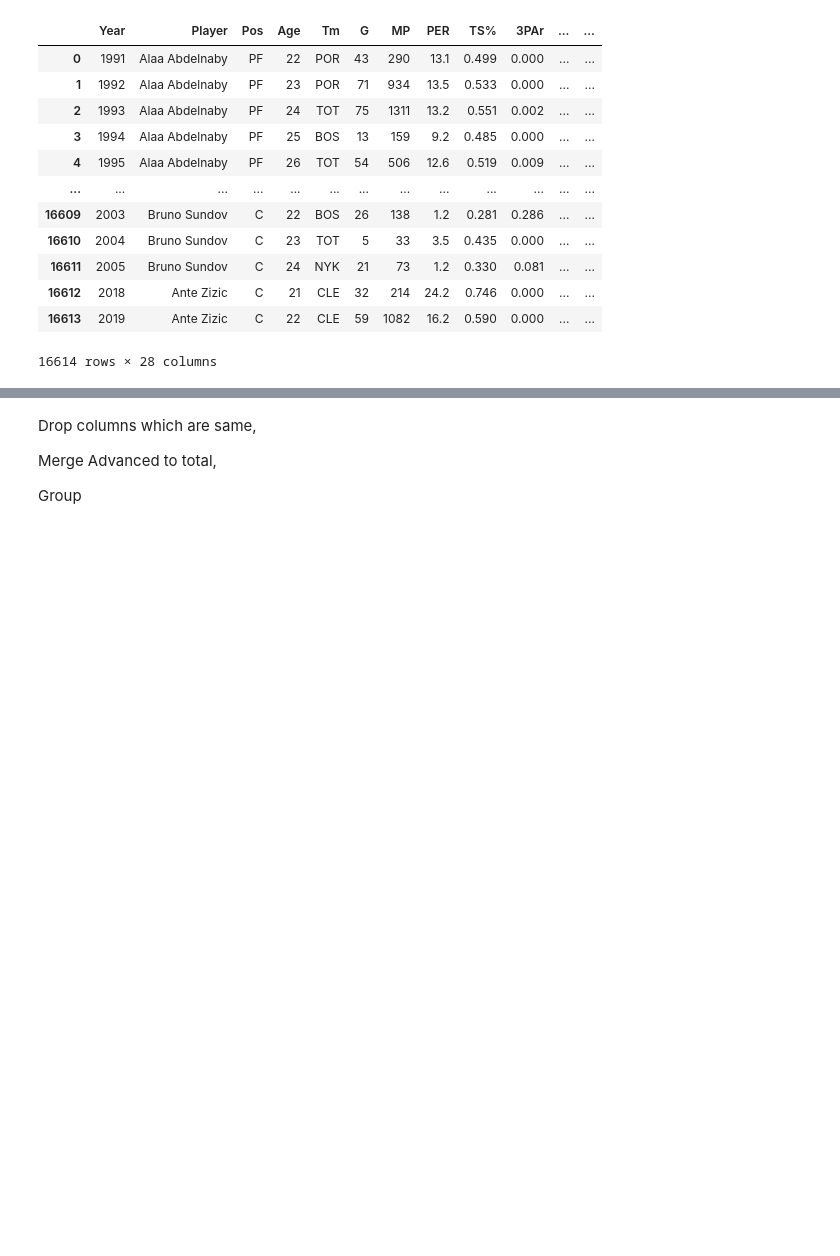
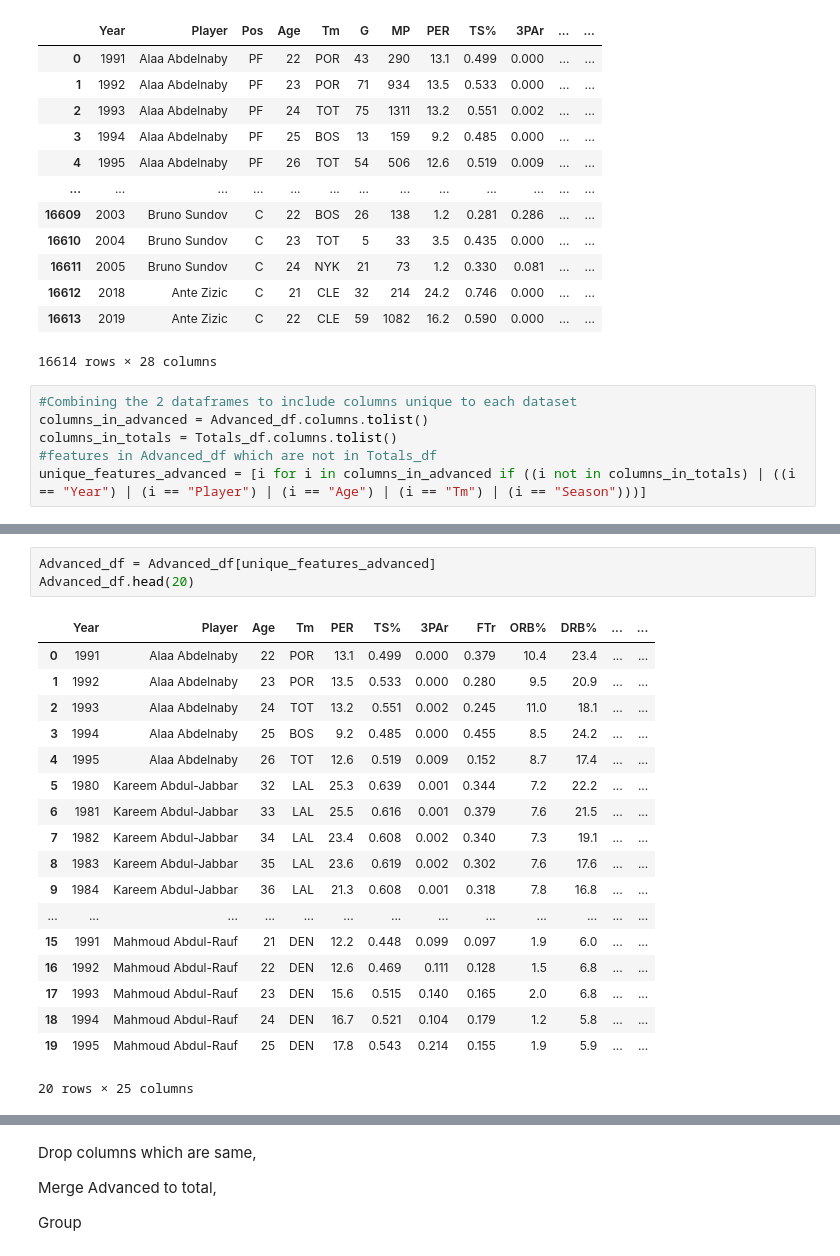
Before and after one commit to Pasindu19970808/NBAData, a Jupyter notebook: V2/NBA_DataWrangling.ipynb, the cells around one changed output, grey strips where cells are left out. Cells and saved outputs as stored; diff of their text form; blank space fills up the shorter version.

```diff
--- a/V2/NBA_DataWrangling.ipynb
+++ b/V2/NBA_DataWrangling.ipynb
@@ -181,3 +181,9 @@ Advanced_df
 | 16612 | 2018 | Ante Zizic | C | 21 | CLE | 32 | 214 | 24.2 | 0.746 | 0.000 | ... | ... |
 | 16613 | 2019 | Ante Zizic | C | 22 | CLE | 59 | 1082 | 16.2 | 0.590 | 0.000 | ... | ... |
 16614 rows × 28 columns
+# %%
+#Combining the 2 dataframes to include columns unique to each dataset
+columns_in_advanced = Advanced_df.columns.tolist()
+columns_in_totals = Totals_df.columns.tolist()
+#features in Advanced_df which are not in Totals_df
+unique_features_advanced = [i for i in columns_in_advanced if ((i not in columns_in_totals) | ((i == "Year") | (i == "Player") | (i == "Age") | (i == "Tm") | (i == "Season")))]
@@ -183,0 +210,22 @@ Advanced_df
+# %%
+Advanced_df = Advanced_df[unique_features_advanced]
+Advanced_df.head(20)
+# %% [output]
+|  | Year | Player | Age | Tm | PER | TS% | 3PAr | FTr | ORB% | DRB% | ... | ... |
+| 0 | 1991 | Alaa Abdelnaby | 22 | POR | 13.1 | 0.499 | 0.000 | 0.379 | 10.4 | 23.4 | ... | ... |
+| 1 | 1992 | Alaa Abdelnaby | 23 | POR | 13.5 | 0.533 | 0.000 | 0.280 | 9.5 | 20.9 | ... | ... |
+| 2 | 1993 | Alaa Abdelnaby | 24 | TOT | 13.2 | 0.551 | 0.002 | 0.245 | 11.0 | 18.1 | ... | ... |
+| 3 | 1994 | Alaa Abdelnaby | 25 | BOS | 9.2 | 0.485 | 0.000 | 0.455 | 8.5 | 24.2 | ... | ... |
+| 4 | 1995 | Alaa Abdelnaby | 26 | TOT | 12.6 | 0.519 | 0.009 | 0.152 | 8.7 | 17.4 | ... | ... |
+| 5 | 1980 | Kareem Abdul-Jabbar | 32 | LAL | 25.3 | 0.639 | 0.001 | 0.344 | 7.2 | 22.2 | ... | ... |
+| 6 | 1981 | Kareem Abdul-Jabbar | 33 | LAL | 25.5 | 0.616 | 0.001 | 0.379 | 7.6 | 21.5 | ... | ... |
+| 7 | 1982 | Kareem Abdul-Jabbar | 34 | LAL | 23.4 | 0.608 | 0.002 | 0.340 | 7.3 | 19.1 | ... | ... |
+| 8 | 1983 | Kareem Abdul-Jabbar | 35 | LAL | 23.6 | 0.619 | 0.002 | 0.302 | 7.6 | 17.6 | ... | ... |
+| 9 | 1984 | Kareem Abdul-Jabbar | 36 | LAL | 21.3 | 0.608 | 0.001 | 0.318 | 7.8 | 16.8 | ... | ... |
+| ... | ... | ... | ... | ... | ... | ... | ... | ... | ... | ... | ... | ... |
+| 15 | 1991 | Mahmoud Abdul-Rauf | 21 | DEN | 12.2 | 0.448 | 0.099 | 0.097 | 1.9 | 6.0 | ... | ... |
+| 16 | 1992 | Mahmoud Abdul-Rauf | 22 | DEN | 12.6 | 0.469 | 0.111 | 0.128 | 1.5 | 6.8 | ... | ... |
+| 17 | 1993 | Mahmoud Abdul-Rauf | 23 | DEN | 15.6 | 0.515 | 0.140 | 0.165 | 2.0 | 6.8 | ... | ... |
+| 18 | 1994 | Mahmoud Abdul-Rauf | 24 | DEN | 16.7 | 0.521 | 0.104 | 0.179 | 1.2 | 5.8 | ... | ... |
+| 19 | 1995 | Mahmoud Abdul-Rauf | 25 | DEN | 17.8 | 0.543 | 0.214 | 0.155 | 1.9 | 5.9 | ... | ... |
+20 rows × 25 columns
```
Also changed, not shown: parts of 29 cells of this notebook, 1 other file.
